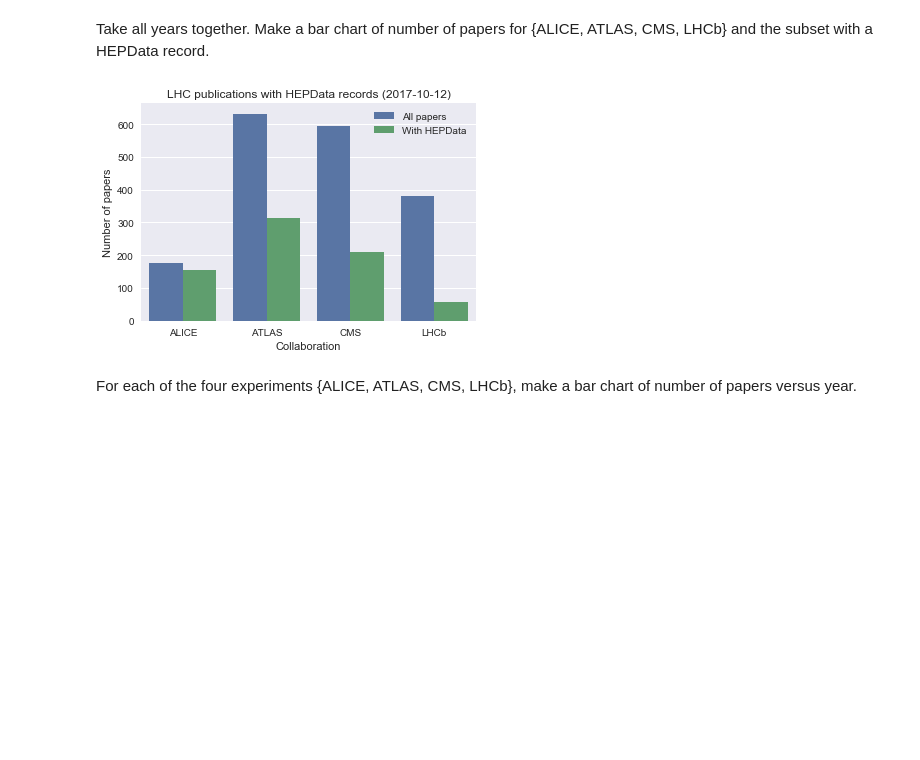
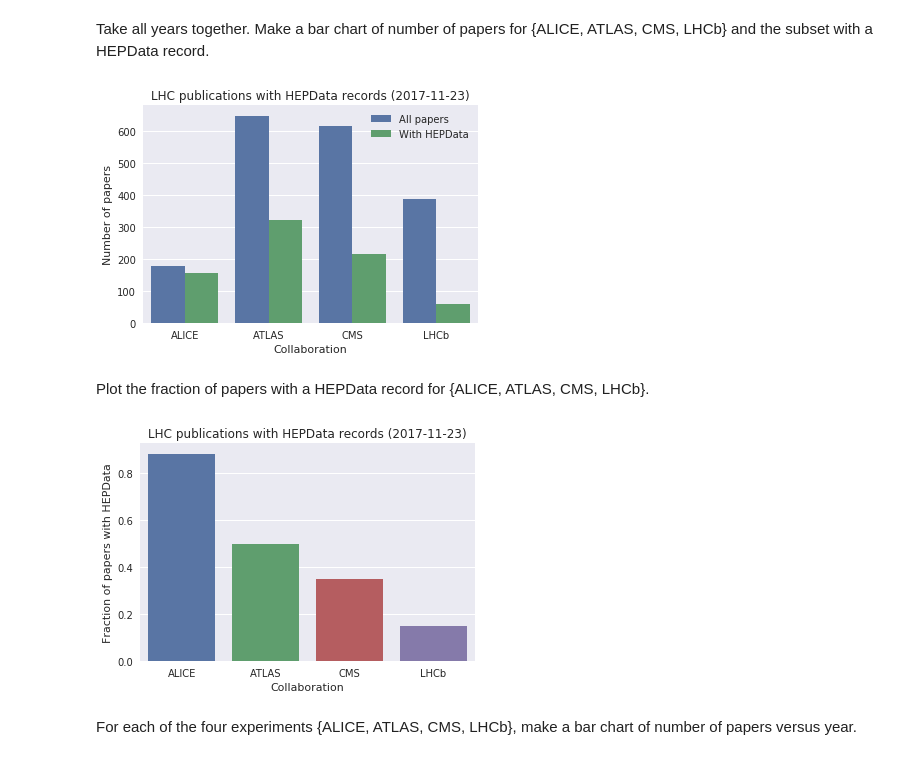
Before and after one commit to HEPData/miscellaneous, a Jupyter notebook: notebooks/count_inspire_records_with_hepdata.ipynb, the cells around one changed output. Saved outputs shown, nothing was run; the diff lists cells and outputs as text; code cells hidden in the pictures; blank space fills up the shorter version.

```diff
--- a/notebooks/count_inspire_records_with_hepdata.ipynb
+++ b/notebooks/count_inspire_records_with_hepdata.ipynb
@@ -124,6 +124,7 @@ Year 2017, LHCb collaboration, 56 papers, 5 with HEPData, fraction 0.09.
 from datetime import date
 import matplotlib.pyplot as plt
 import seaborn as sns
+sns.set()
 %matplotlib inline
 # %% [markdown]
 Take all years together.  Make a bar chart of number of papers for {ALICE, ATLAS, CMS, LHCb} and the subset with a HEPData record.
@@ -144,7 +145,23 @@ plt.ylabel('Number of papers')
 plt.savefig('allyears_{}.png'.format(date.today()))
 plt.show()
 # %% [output]
-[figure, old version]
+[figure, new version]
+# %% [markdown]
+Plot the fraction of papers with a HEPData record for {ALICE, ATLAS, CMS, LHCb}.
+# %%
+fraction_with_hepdata = [fraction_of_results_with_hepdata[0][collaboration]
+                         for collaboration in collaborations if collaboration]
+plt.figure()
+x = labels
+y = fraction_with_hepdata
+sns.barplot(x, y)
+plt.title('LHC publications with HEPData records ({})'.format(date.today()))
+plt.xlabel('Collaboration')
+plt.ylabel('Fraction of papers with HEPData')
+plt.savefig('allyears_fraction_{}.png'.format(date.today()))
+plt.show()
+# %% [output]
+[figure, added]
 # %% [markdown]
 For each of the four experiments {ALICE, ATLAS, CMS, LHCb}, make a bar chart of number of papers versus year.
 # %%
```
Also changed, not shown: parts of 4 cells of this notebook.
